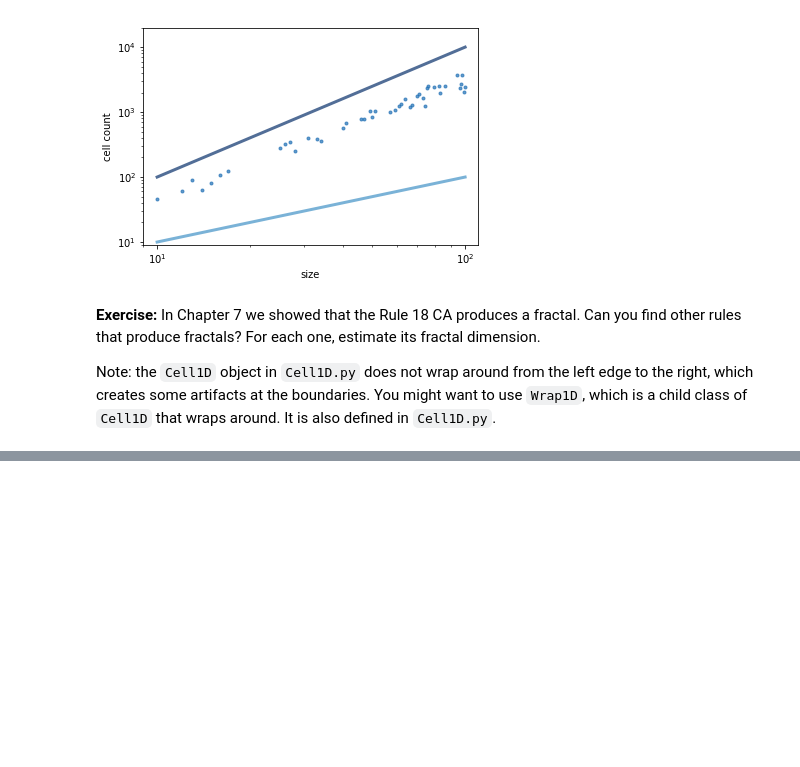
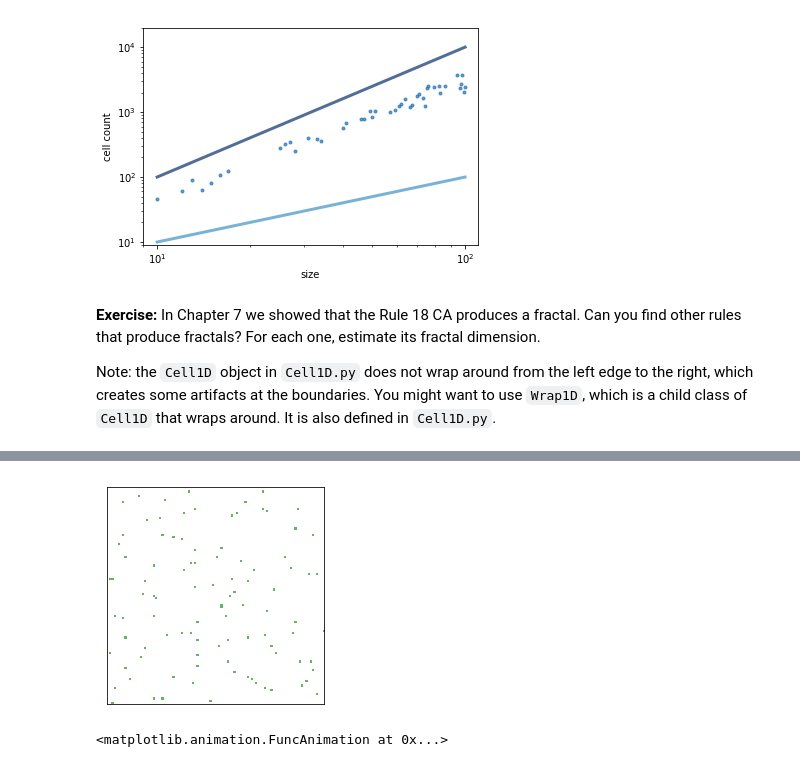
Before and after one commit to mightydeveloper/ThinkComplexity2, a Jupyter notebook: code/chap07mine.ipynb, the cells around one changed output, grey strips where cells are left out. Cells and saved outputs as stored; diff of their text form; code cells hidden in the pictures; blank space fills up the shorter version.

```diff
--- a/code/chap07mine.ipynb
+++ b/code/chap07mine.ipynb
@@ -748,0 +898,12 @@ Note: the `Cell1D` object in `Cell1D.py` does not wrap around from the left edge
+# %%
+# Solution goes here
+fire = ForestFire(100)
+viewer = FireViewer(fire)
+anim = viewer.animate(frames=200)
+# %% [output]
+[figure, added]
+# %%
+# Solution goes here
+anim
+# %% [output]
+<matplotlib.animation.FuncAnimation at 0x...>
```
Also changed, not shown: parts of 30 cells of this notebook.
